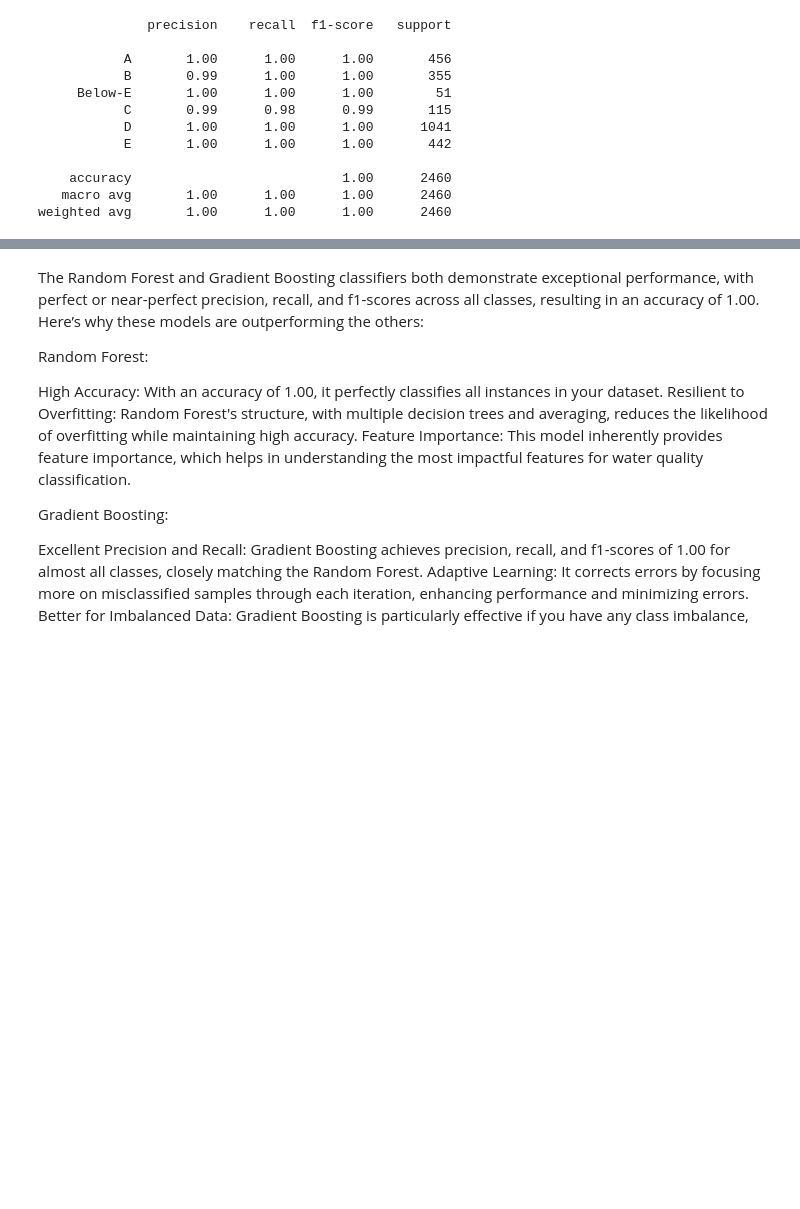
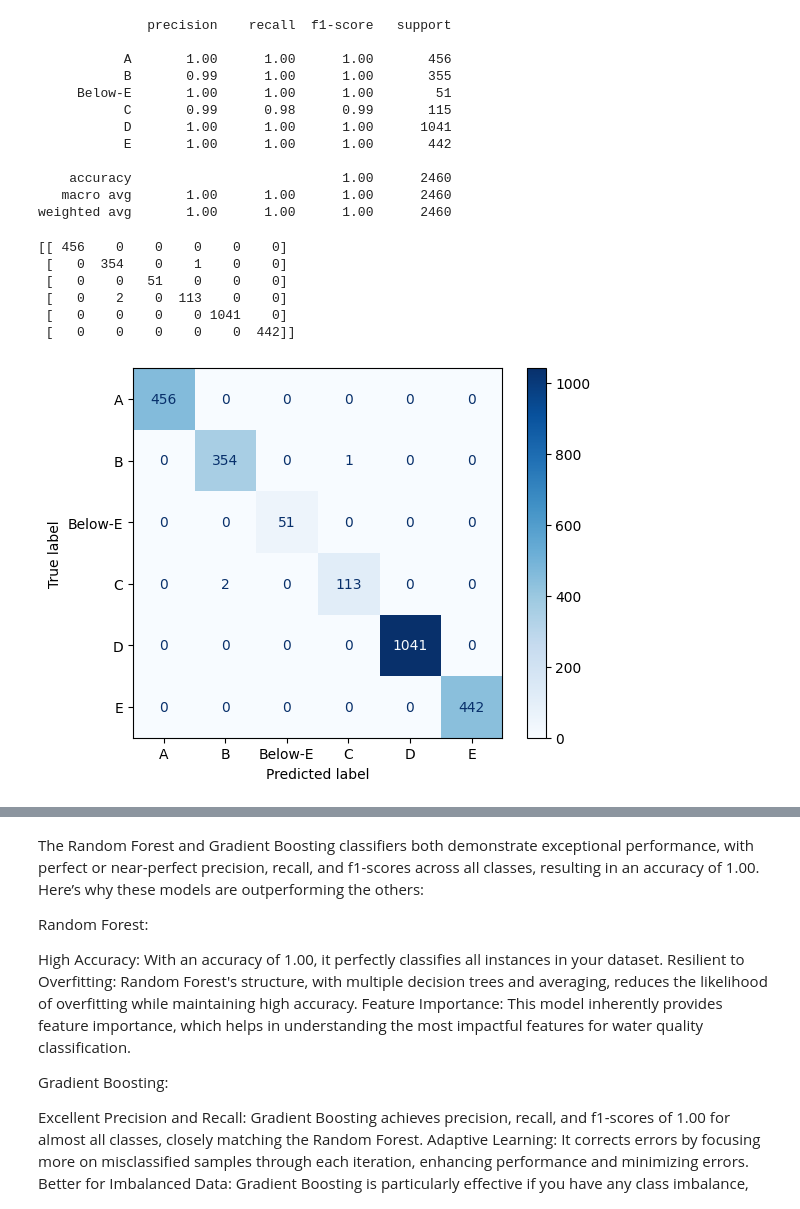
Before and after one commit to cyberdreams8/water-quality-analysis-and-prediction-2, a Jupyter notebook: modified_water_quality.ipynb, the cells around one changed output, grey strips where cells are left out. Saved outputs shown, nothing was run; the diff lists cells and outputs as text; code cells hidden in the pictures; blank space fills up the shorter version.

```diff
--- a/modified_water_quality.ipynb
+++ b/modified_water_quality.ipynb
@@ -1380,6 +1375,32 @@ print(classification_report(y_test, y_pred, target_names=label_encoder.classes_)
     accuracy                           1.00      2460
    macro avg       1.00      1.00      1.00      2460
 weighted avg       1.00      1.00      1.00      2460
+# %%
+# prompt: confusion matrix
+
+# Assuming X_test, y_test, and the trained model (e.g., 'rf_classifier') are available.
+
+# Predict on the test set
+y_pred = rf_classifier.predict(X_test)
+
+# Compute the confusion matrix
+cm = confusion_matrix(y_test, y_pred)
+
+# Display the confusion matrix
+print(cm)
+
+# Optionally, visualize the confusion matrix using ConfusionMatrixDisplay
+disp = ConfusionMatrixDisplay(confusion_matrix=cm, display_labels=label_encoder.classes_)
+disp.plot(cmap=plt.cm.Blues)
+plt.show()
+# %% [output]
+[[ 456    0    0    0    0    0]
+ [   0  354    0    1    0    0]
+ [   0    0   51    0    0    0]
+ [   0    2    0  113    0    0]
+ [   0    0    0    0 1041    0]
+ [   0    0    0    0    0  442]]
+[figure, added]
 # %%
 # prompt: test above model by generating random values for selected_features
 
```
Also changed, not shown: parts of 21 cells of this notebook.
